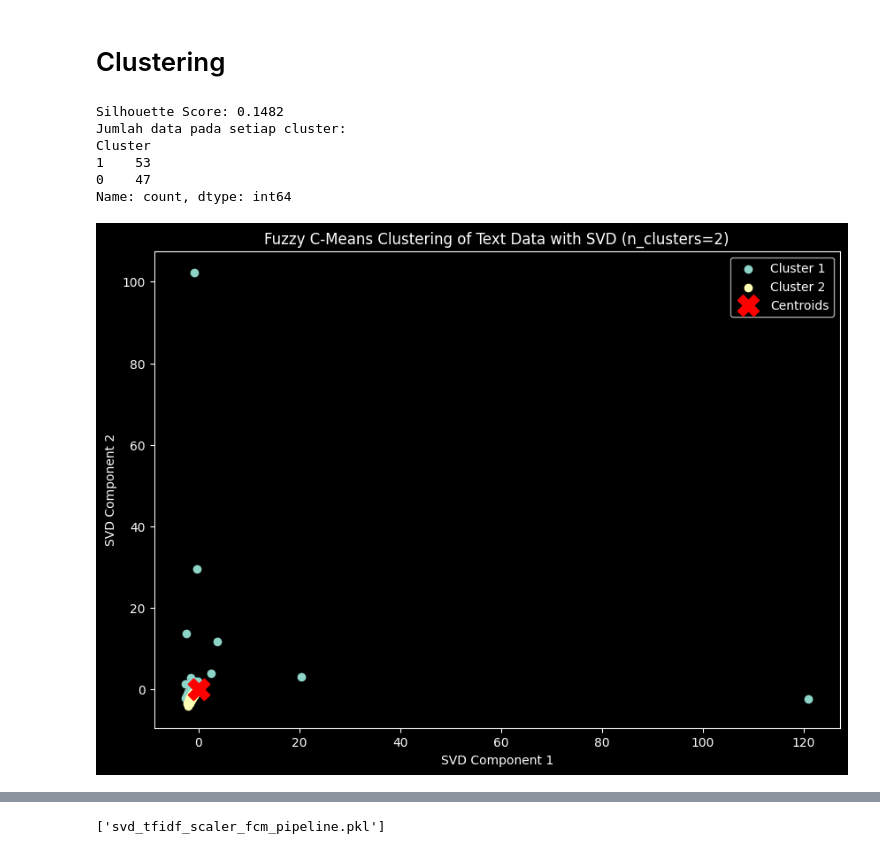
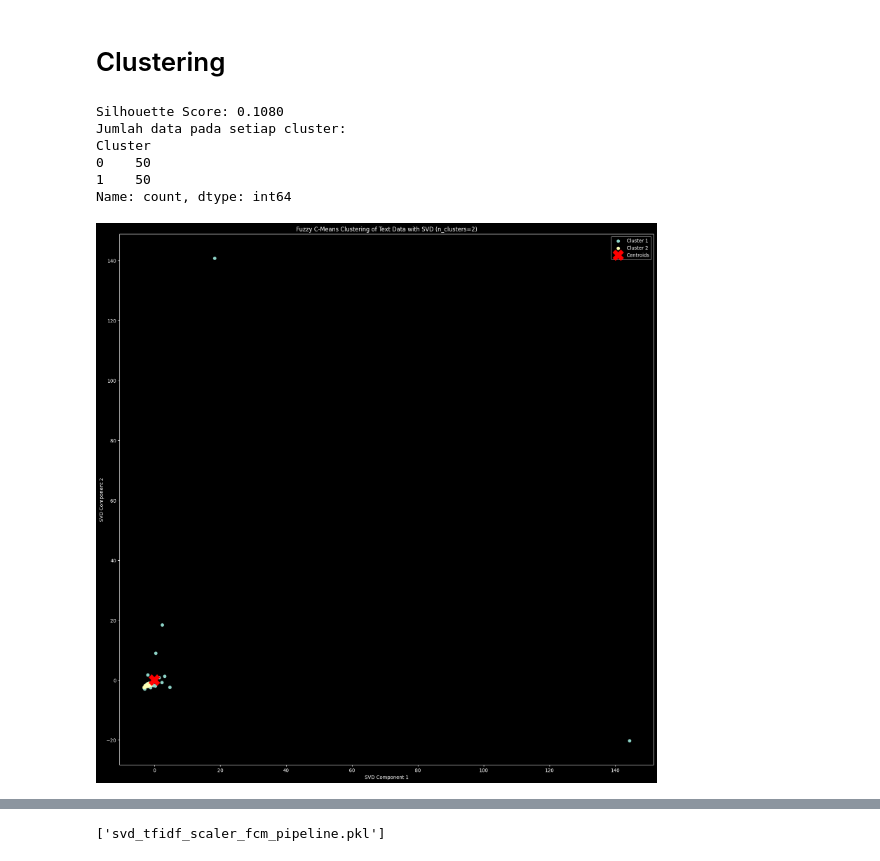
Before and after one commit to danaokey97/PPW-A, a Jupyter notebook: _sources/Tugas-PPW/Tugas-8-Evaluasi.ipynb, the cells around one changed output, grey strips where cells are left out. Saved outputs shown, nothing was run; the diff lists cells and outputs as text; code cells hidden in the pictures.

```diff
--- a/_sources/Tugas-PPW/Tugas-8-Evaluasi.ipynb
+++ b/_sources/Tugas-PPW/Tugas-8-Evaluasi.ipynb
@@ -231,14 +237,14 @@ scaler = StandardScaler()
 data_normalisasi = scaler.fit_transform(tfidf)
 
 # Step 4 : Reduksi dimensi menggunakan SVD
-svd = TruncatedSVD(n_components=22 , random_state=random_seed)
+svd = TruncatedSVD(n_components=25 , random_state=random_seed)
 data_cluster = svd.fit_transform(data_normalisasi)
 
 
 
 # Fuzzy C-Means Clustering
 n_clusters = 2  # Ganti sesuai kebutuhan
-fcm = FCM(n_clusters=n_clusters, m=2.0, max_iter=1000, epsilon=0.001, random_state=random_seed)
+fcm = FCM(n_clusters=n_clusters, m=2.0, max_iter=1000, epsilon=0.00001, random_state=random_seed)
 fcm.fit(data_cluster)
 
 # Mendapatkan hasil clustering
@@ -246,38 +252,39 @@ membership = fcm.u
 cluster_labels = np.argmax(membership, axis=1)  # Menentukan cluster untuk setiap data
 # Tambahkan hasil klasterisasi ke dalam DataFrame
 df['Cluster'] = cluster_labels
+
 # Tampilkan jumlah data pada setiap cluster
 cluster_counts = df['Cluster'].value_counts()
 # Tambahkan setelah cluster_labels dihasilkan
 silhouette_avg = silhouette_score(data_cluster, cluster_labels)
 print(f"Silhouette Score: {silhouette_avg:.4f}")
 
 # Cetak hasil jumlah data per cluster
 print("Jumlah data pada setiap cluster:")
 print(cluster_counts)
 
 
 # Visualisasi hasil clustering
-plt.figure(figsize=(10, 7))
+plt.figure(figsize=(20, 20))
 
 # Plot titik data dalam ruang 2D yang sudah direduksi, dengan warna berdasarkan cluster
 for i in range(n_clusters):
     plt.scatter(data_cluster[cluster_labels == i, 0],
                 data_cluster[cluster_labels == i, 1], label=f'Cluster {i+1}')
 
 # Plot centroid
 cluster_centers = fcm.centers
-plt.scatter(cluster_centers[:, 0], cluster_centers[:, 1], s=300, c='red', marker='X', label='Centroids')
+plt.scatter(cluster_centers[:, 0], cluster_centers[:, 1], s=500, c='red', marker='X', label='Centroids')
 plt.title(f'Fuzzy C-Means Clustering of Text Data with SVD (n_clusters={n_clusters})')
 plt.xlabel('SVD Component 1')
 plt.ylabel('SVD Component 2')
 plt.legend()
 plt.show()
 # %% [output]
-Silhouette Score: 0.1482
+Silhouette Score: 0.1080
 Jumlah data pada setiap cluster:
 Cluster
-1    53
-0    47
+0    50
+1    50
 Name: count, dtype: int64
-[figure, old version]
+[figure, new version]
```
Also changed, not shown: parts of 16 cells of this notebook, 32 other files.
